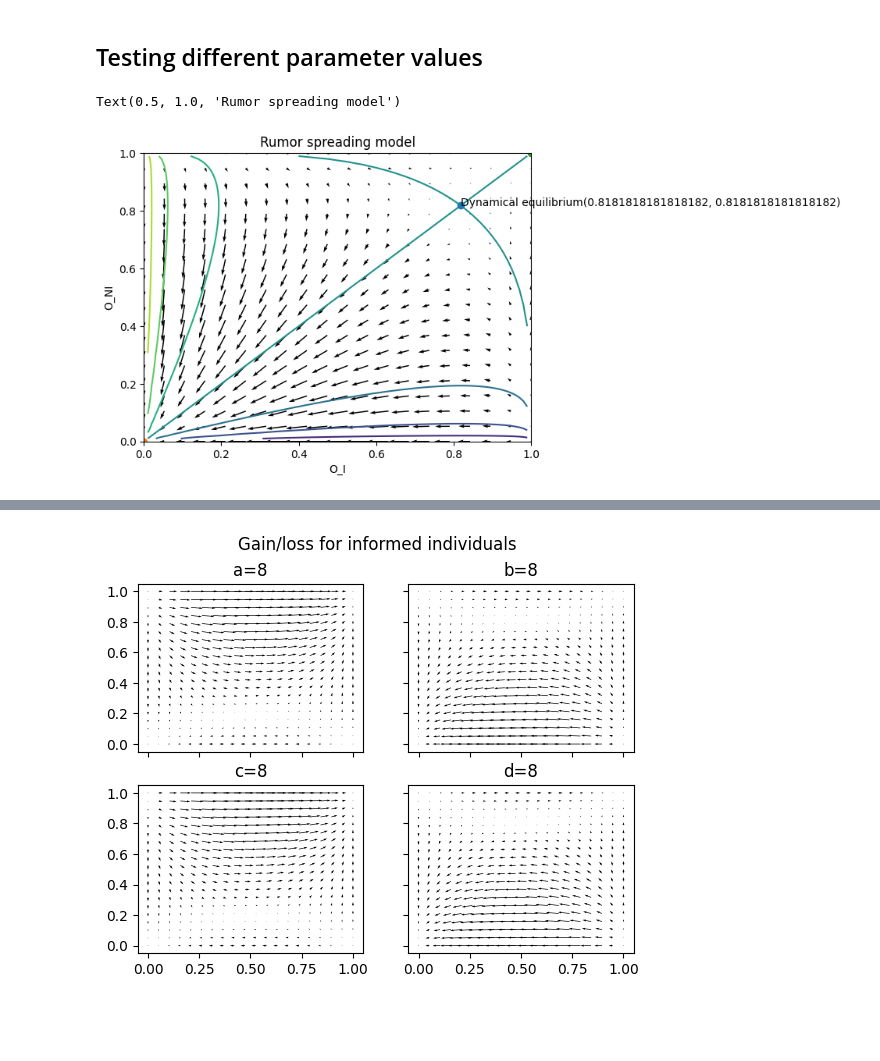
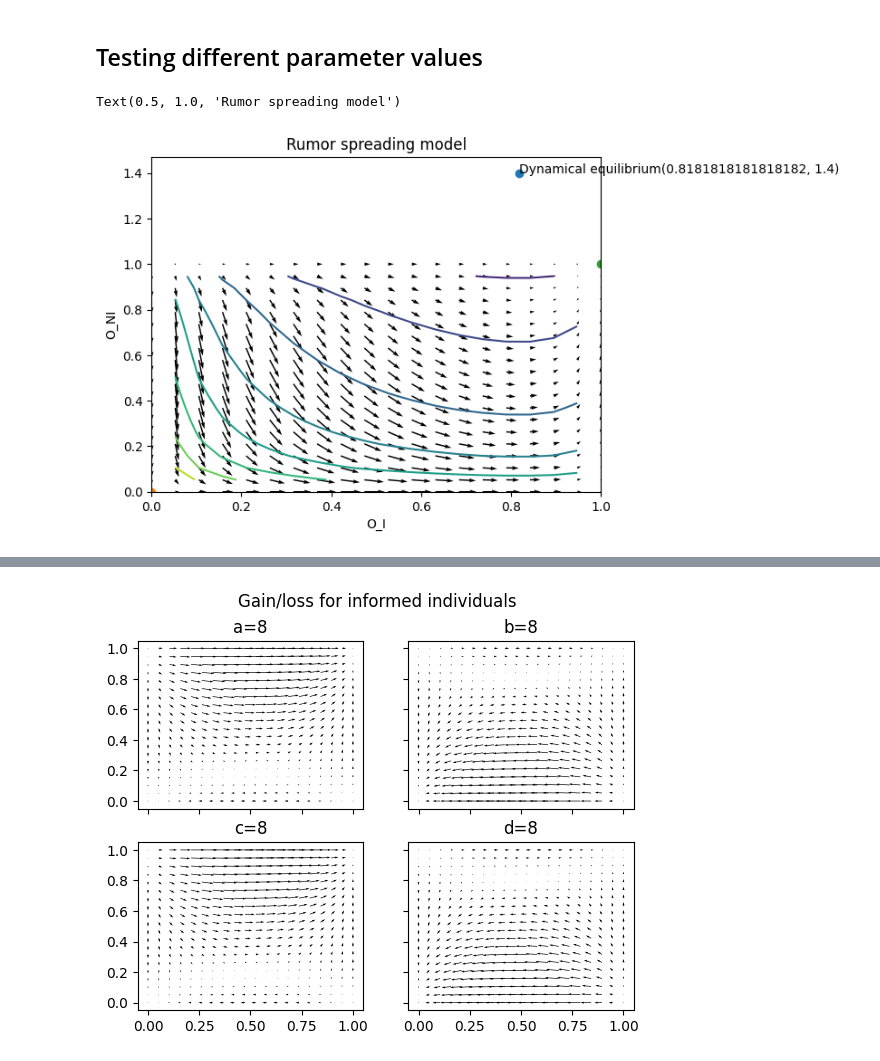
Before and after one commit to aslik97/SpreadOfRumors, a Jupyter notebook: rumor spread.ipynb, the cells around one changed output, grey strips where cells are left out. Saved outputs shown, nothing was run; the diff lists cells and outputs as text; code cells hidden in the pictures; blank space fills up the shorter version.

```diff
--- a/rumor spread.ipynb
+++ b/rumor spread.ipynb
@@ -120,7 +127,7 @@ c=1
 d=1
 e=1
 f=1
-g=8
+g=-8
 h=8
 
 H1= a+c+e+g
@@ -130,26 +137,26 @@ K2= -h-f
 # %%
 x_test = np.linspace(0, 1, 20)
 y_test = np.linspace(0, 1, 20)
 x_test2=np.linspace(0, 1, 20)
 y_test2=np.linspace(0, 1, 20)
 
 X_test, Y_test = np.meshgrid(x_test, y_test)
 X_test2, Y_test2 = np.meshgrid(x_test2, y_test2)
 U_test, V_test = f_rumor(X_test,Y_test)
 
 
 plt.quiver(X_test, Y_test, U_test, V_test)
-C = (-K2-H2)*np.log(1-X) + K2*np.log(X) + (K1+H1)*np.log(1-Y) - K1*np.log(Y)
-plt.contour(X, Y, C)
+C = (-K2-H2)*np.log(1-X_test) + K2*np.log(X_test) + (K1+H1)*np.log(1-Y_test) - K1*np.log(Y_test)
+plt.contour(X_test, Y_test, C)
 
 plt.plot(-K2/H2,-K1/H1, 'o')
 plt.plot(0,0, 'o')
 plt.plot(1,1, 'o')
 plt.text(-K2/H2,-K1/H1,'Dynamical equilibrium' +str((-K2/H2,-K1/H1)))
 
 plt.xlabel('O_I')
 plt.ylabel('O_NI')
 plt.title("Rumor spreading model")
 # %% [output]
 Text(0.5, 1.0, 'Rumor spreading model')
-[figure, old version]
+[figure, new version]
```
Also changed, not shown: parts of 6 cells of this notebook.
